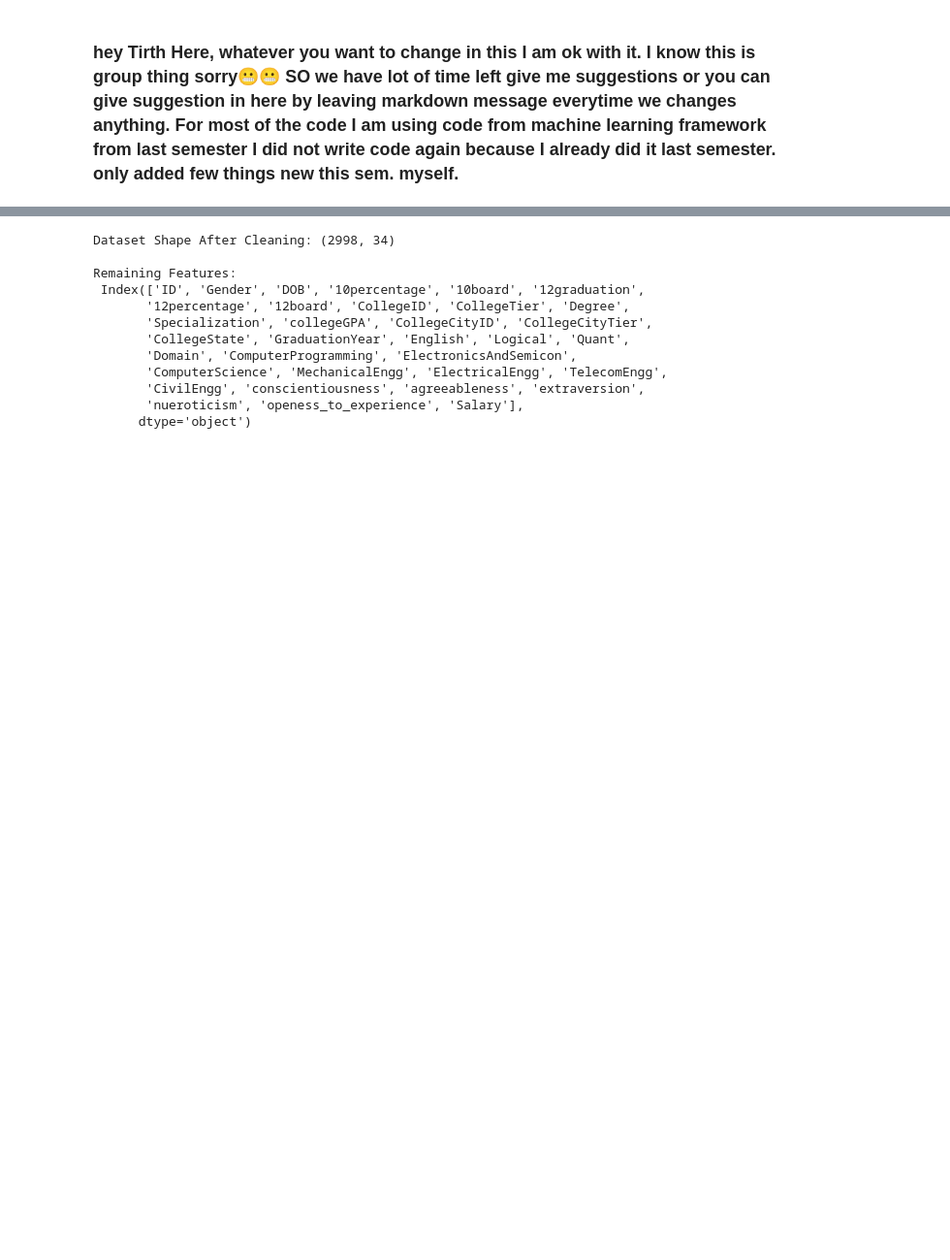
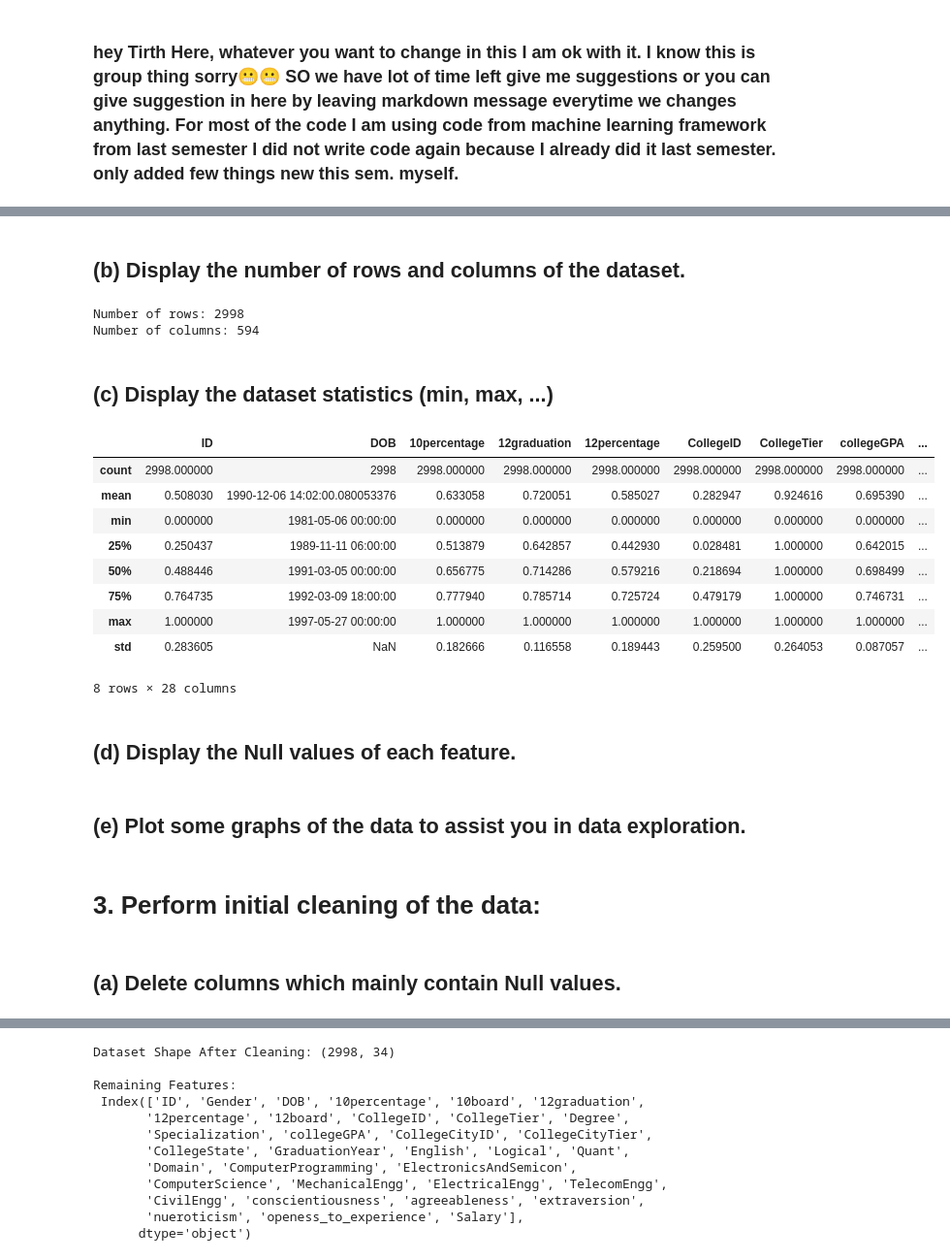
Before and after one commit to kelvinkrisna/Neural_network, a Jupyter notebook: Assignment 1/Assignment1.ipynb, the cells around one changed output, grey strips where cells are left out. Shown at 97% size. Drawn from its saved outputs; the diff is of its cells as text; code cells hidden in the pictures; blank space fills up the shorter version.

```diff
--- a/Assignment/Assignment1.ipynb
+++ b/Assignment 1/Assignment1.ipynb
@@ -49,0 +34,25 @@ dtype: int64
+# %% [markdown]
+## (b) Display the number of rows and columns of the dataset.
+# %%
+print(f"Number of rows: {df.shape[0]}")
+print(f"Number of columns: {df.shape[1]}")
+# %% [output]
+Number of rows: 2998
+Number of columns: 594
+# %% [markdown]
+## (c) Display the dataset statistics (min, max, ...)
+# %%
+df.describe()
+# %% [output]
+|  | ID | DOB | 10percentage | 12graduation | 12percentage | CollegeID | CollegeTier | collegeGPA | ... |
+| count | 2998.000000 | 2998 | 2998.000000 | 2998.000000 | 2998.000000 | 2998.000000 | 2998.000000 | 2998.000000 | ... |
+| mean | 0.508030 | 1990-12-06 14:02:00.080053376 | 0.633058 | 0.720051 | 0.585027 | 0.282947 | 0.924616 | 0.695390 | ... |
+| min | 0.000000 | 1981-05-06 00:00:00 | 0.000000 | 0.000000 | 0.000000 | 0.000000 | 0.000000 | 0.000000 | ... |
+| 25% | 0.250437 | 1989-11-11 06:00:00 | 0.513879 | 0.642857 | 0.442930 | 0.028481 | 1.000000 | 0.642015 | ... |
+| 50% | 0.488446 | 1991-03-05 00:00:00 | 0.656775 | 0.714286 | 0.579216 | 0.218694 | 1.000000 | 0.698499 | ... |
+| 75% | 0.764735 | 1992-03-09 18:00:00 | 0.777940 | 0.785714 | 0.725724 | 0.479179 | 1.000000 | 0.746731 | ... |
+| max | 1.000000 | 1997-05-27 00:00:00 | 1.000000 | 1.000000 | 1.000000 | 1.000000 | 1.000000 | 1.000000 | ... |
+| std | 0.283605 | NaN | 0.182666 | 0.116558 | 0.189443 | 0.259500 | 0.264053 | 0.087057 | ... |
+8 rows × 28 columns
+# %% [markdown]
+## (d) Display the Null values of each feature.
@@ -49,0 +66,6 @@ dtype: int64
+# %% [markdown]
+## (e) Plot some graphs of the data to assist you in data exploration.
+# %% [markdown]
+# 3. Perform initial cleaning of the data:
+# %% [markdown]
+## (a) Delete columns which mainly contain Null values.
```
Also changed, not shown: parts of 25 cells of this notebook, 1 other file.
